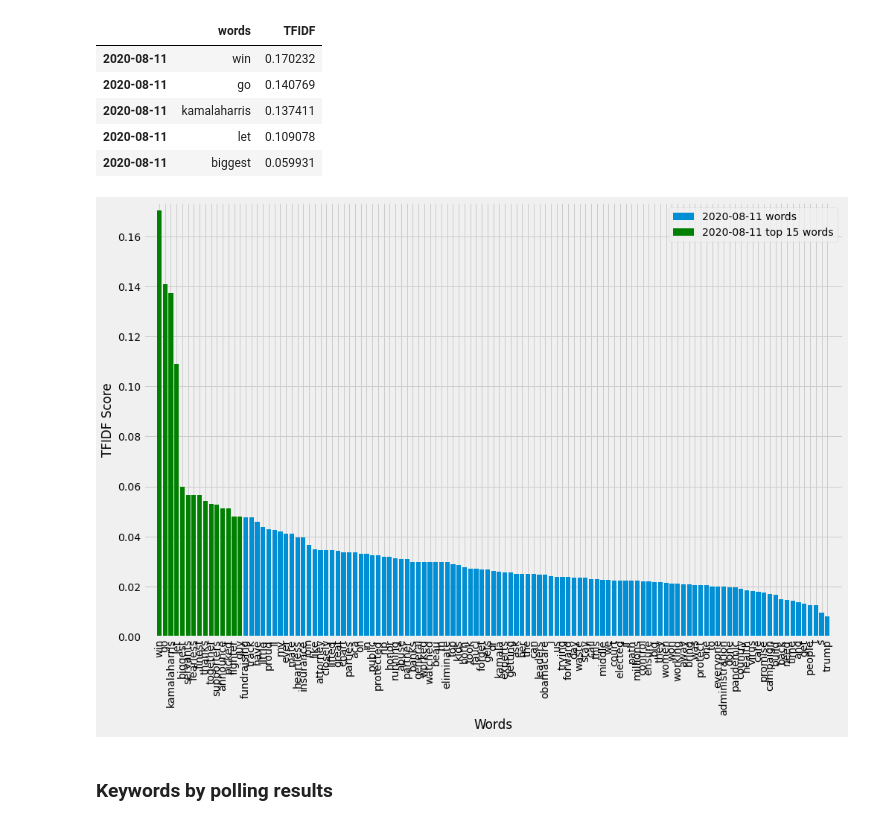
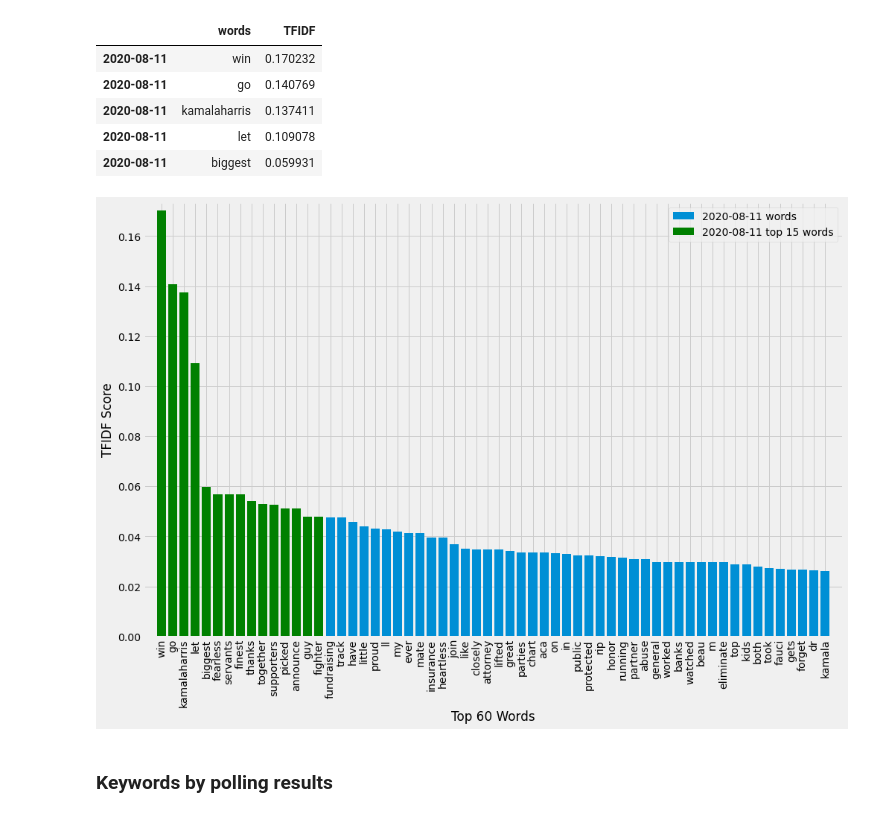
Before and after one commit to Maydit/1007-Project-2020, a Jupyter notebook: code/finalish_project.ipynb, the cells around one changed output. Saved outputs shown, nothing was run; the diff lists cells and outputs as text; code cells hidden in the pictures.

Commit message:
add final bar charts!

```diff
--- a/code/finalish_project.ipynb
+++ b/code/finalish_project.ipynb
@@ -31,7 +31,7 @@ True
 def clean_tweets(df, startdate = 20200811, no_stops = True):
 
     ## Define dataframe and filter by date
-    df = df[['id', 'date', 'tweet']]
+    df = df[['id', 'date', 'month', 'tweet']]
     df = df[df.index > parser.parse(str(startdate))]
 
     ## Clean tweets
@@ -423,20 +450,20 @@ day1_biden.head()
 # %%
 fig, ax = plt.subplots(figsize = (15,10))
 
-plt.bar(day1_biden.words, day1_biden.TFIDF, label = str("2020-08-11") + ' words')
+plt.bar(day1_biden.words[0:60], day1_biden.TFIDF[0:60], label = str("2020-08-11") + ' words')
 plt.bar(day1_biden.words[0:15], day1_biden.TFIDF[0:15], color = 'green', label = str("2020-08-11") + ' top 15 words')
 
 plt.margins(.02)
 plt.xticks(rotation = 90)
 ax.tick_params(axis = 'both', which = 'minor', labelsize = 8)
-plt.xlabel('Words')
+plt.xlabel('Top 60 Words')
 plt.ylabel('TFIDF Score')
 plt.legend()
 
 plt.savefig('../output/words_20200811.png', bbox_inches = 'tight')
 plt.show()
 # %% [output]
-[figure, old version]
+[figure, new version]
 # %% [markdown]
 ### Keywords by polling results
 # %%
```
Also changed, not shown: parts of 10 cells of this notebook.
